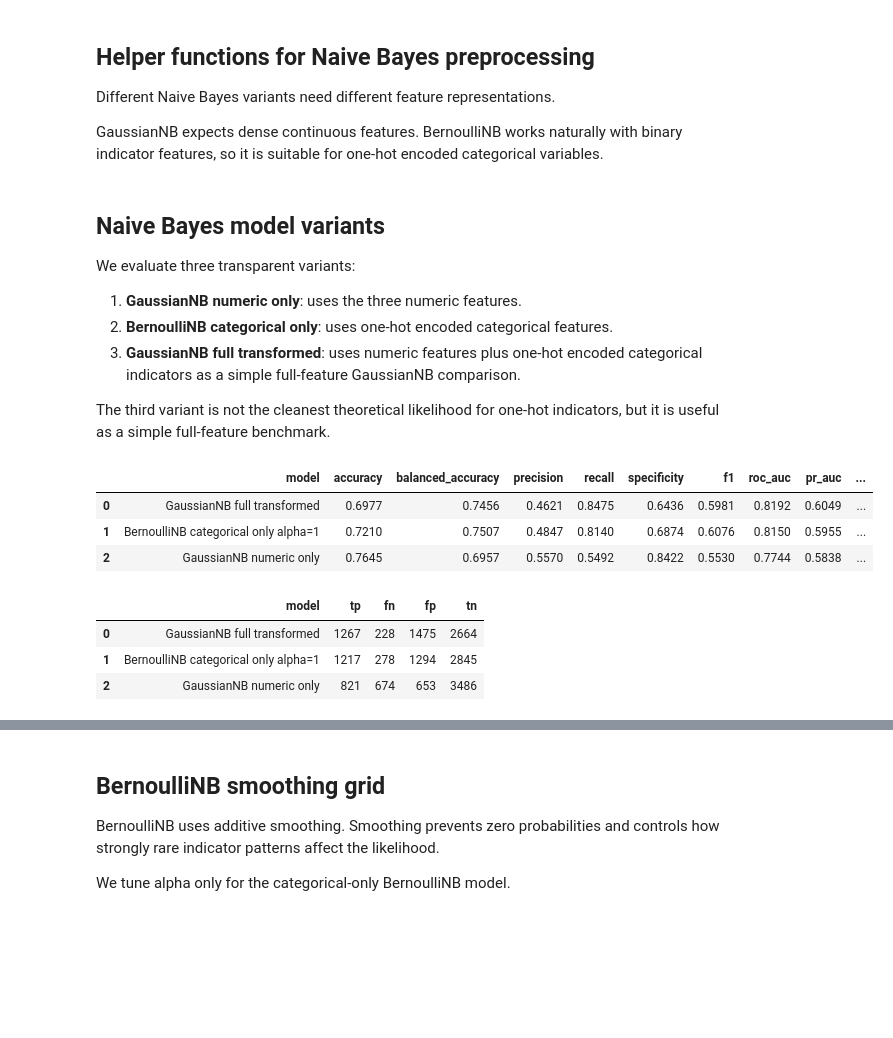
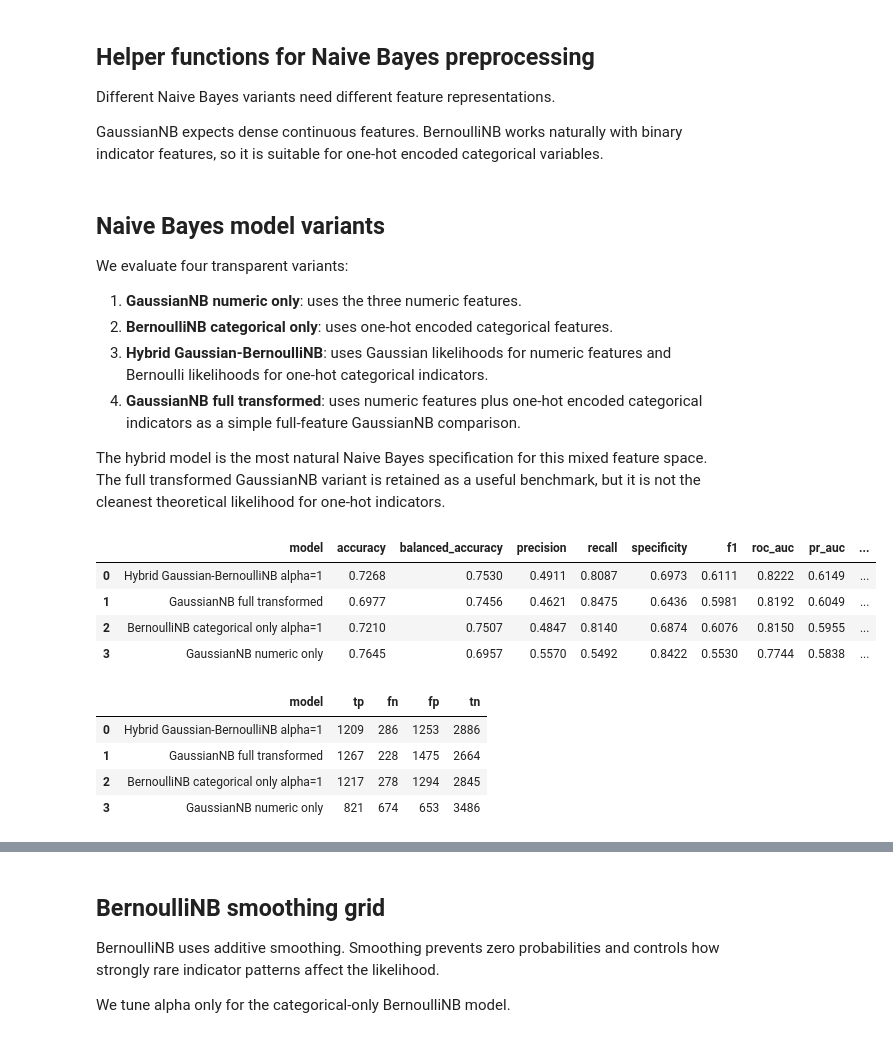
Before and after one commit to shakaarlatief/telco-customer-churn-classification, a Jupyter notebook: notebooks/07_naive_bayes.ipynb, the cells around one changed output, grey strips where cells are left out. Cells and saved outputs as stored; diff of their text form; code cells hidden in the pictures; blank space fills up the shorter version.

Commit message:
Revise naive Bayes section with hybrid model

```diff
--- a/notebooks/07_naive_bayes.ipynb
+++ b/notebooks/07_naive_bayes.ipynb
@@ -326,12 +331,12 @@ def make_categorical_onehot_preprocessor(*, sparse_output: bool = True) -> Colum
     )
 
 
-def make_full_dense_onehot_preprocessor() -> Pipeline:
-    """Create dense full-feature preprocessing for GaussianNB.
+def make_full_onehot_preprocessor() -> ColumnTransformer:
+    """Create full-feature preprocessing with numeric columns followed by one-hot columns.
 
-    Numeric features are median-imputed and categorical features are one-hot
-    encoded. The combined matrix is converted to dense form because GaussianNB
-    does not accept sparse matrices.
+    The resulting matrix has the numeric features first and the one-hot encoded
+    categorical features after them. This ordering is required by the hybrid
+    Gaussian-Bernoulli Naive Bayes classifier.
     """
     numeric_pipeline = Pipeline(
         steps=[
@@ -346,7 +351,7 @@ def make_full_dense_onehot_preprocessor() -> Pipeline:
         ]
     )
 
-    column_transformer = ColumnTransformer(
+    return ColumnTransformer(
         transformers=[
             ("numeric", numeric_pipeline, NUMERIC_FEATURES),
             ("categorical", categorical_pipeline, CATEGORICAL_FEATURES),
@@ -354,9 +359,17 @@ def make_full_dense_onehot_preprocessor() -> Pipeline:
         remainder="drop",
     )
 
+
+def make_full_dense_onehot_preprocessor() -> Pipeline:
+    """Create dense full-feature preprocessing for GaussianNB.
+
+    Numeric features are median-imputed and categorical features are one-hot
+    encoded. The combined matrix is converted to dense form because GaussianNB
+    does not accept sparse matrices.
+    """
     return Pipeline(
         steps=[
-            ("columns", column_transformer),
+            ("columns", make_full_onehot_preprocessor()),
             ("dense", FunctionTransformer(to_dense_array, accept_sparse=True)),
         ]
     )
@@ -383,6 +396,22 @@ def make_gaussian_full_nb_pipeline() -> Pipeline:
     return make_classifier_pipeline(
         preprocessor=make_full_dense_onehot_preprocessor(),
         classifier=GaussianNB(),
+    )
+
+
+def make_hybrid_gaussian_bernoulli_nb_pipeline(
+    *,
+    alpha: float = 1.0,
+    var_smoothing: float = 1e-9,
+) -> Pipeline:
+    """Create hybrid Gaussian numeric plus Bernoulli categorical Naive Bayes pipeline."""
+    return make_classifier_pipeline(
+        preprocessor=make_full_onehot_preprocessor(),
+        classifier=make_hybrid_gaussian_bernoulli_nb_classifier(
+            n_numeric_features=len(NUMERIC_FEATURES),
+            alpha=alpha,
+            var_smoothing=var_smoothing,
+        ),
     )
 
 
@@ -417,19 +446,24 @@ def save_alpha_metric_plot(
 # %% [markdown]
 ## Naive Bayes model variants
 
-We evaluate three transparent variants:
+We evaluate four transparent variants:
 
 1. **GaussianNB numeric only**: uses the three numeric features.
 2. **BernoulliNB categorical only**: uses one-hot encoded categorical features.
-3. **GaussianNB full transformed**: uses numeric features plus one-hot encoded
+3. **Hybrid Gaussian-BernoulliNB**: uses Gaussian likelihoods for numeric
+   features and Bernoulli likelihoods for one-hot categorical indicators.
+4. **GaussianNB full transformed**: uses numeric features plus one-hot encoded
    categorical indicators as a simple full-feature GaussianNB comparison.
 
-The third variant is not the cleanest theoretical likelihood for one-hot
-indicators, but it is useful as a simple full-feature benchmark.
+The hybrid model is the most natural Naive Bayes specification for this mixed
+feature space. The full transformed GaussianNB variant is retained as a useful
+benchmark, but it is not the cleanest theoretical likelihood for one-hot
+indicators.
 # %%
 nb_estimators = {
     "GaussianNB numeric only": make_gaussian_numeric_nb_pipeline(),
     "BernoulliNB categorical only alpha=1": make_bernoulli_categorical_nb_pipeline(alpha=1.0),
+    "Hybrid Gaussian-BernoulliNB alpha=1": make_hybrid_gaussian_bernoulli_nb_pipeline(alpha=1.0),
     "GaussianNB full transformed": make_gaussian_full_nb_pipeline(),
 }
 
@@ -443,36 +477,37 @@ for model_name, estimator in nb_estimators.items():
         y=y,
         cv=cv,
     )
     nb_results.append(result)
 
 nb_results_df = pd.DataFrame(nb_results)
 
 nb_metric_columns = [
     "model",
     "accuracy",
     "balanced_accuracy",
     "precision",
     "recall",
     "specificity",
     "f1",
     "roc_auc",
     "pr_auc",
     "predicted_positive_rate",
     "observed_positive_rate",
 ]
 
 nb_metric_df = (
     nb_results_df[nb_metric_columns]
     .sort_values(["pr_auc", "balanced_accuracy", "f1"], ascending=False)
     .reset_index(drop=True)
 )
 
 nb_metric_df
 # %% [output]
 |  | model | accuracy | balanced_accuracy | precision | recall | specificity | f1 | roc_auc | pr_auc | ... |
-| 0 | GaussianNB full transformed | 0.6977 | 0.7456 | 0.4621 | 0.8475 | 0.6436 | 0.5981 | 0.8192 | 0.6049 | ... |
-| 1 | BernoulliNB categorical only alpha=1 | 0.7210 | 0.7507 | 0.4847 | 0.8140 | 0.6874 | 0.6076 | 0.8150 | 0.5955 | ... |
-| 2 | GaussianNB numeric only | 0.7645 | 0.6957 | 0.5570 | 0.5492 | 0.8422 | 0.5530 | 0.7744 | 0.5838 | ... |
+| 0 | Hybrid Gaussian-BernoulliNB alpha=1 | 0.7268 | 0.7530 | 0.4911 | 0.8087 | 0.6973 | 0.6111 | 0.8222 | 0.6149 | ... |
+| 1 | GaussianNB full transformed | 0.6977 | 0.7456 | 0.4621 | 0.8475 | 0.6436 | 0.5981 | 0.8192 | 0.6049 | ... |
+| 2 | BernoulliNB categorical only alpha=1 | 0.7210 | 0.7507 | 0.4847 | 0.8140 | 0.6874 | 0.6076 | 0.8150 | 0.5955 | ... |
+| 3 | GaussianNB numeric only | 0.7645 | 0.6957 | 0.5570 | 0.5492 | 0.8422 | 0.5530 | 0.7744 | 0.5838 | ... |
 # %%
 nb_confusion_df = (
     make_confusion_matrix_dataframe(nb_results_df)
@@ -484,6 +519,7 @@ nb_confusion_df = (
 nb_confusion_df
 # %% [output]
 |  | model | tp | fn | fp | tn |
-| 0 | GaussianNB full transformed | 1267 | 228 | 1475 | 2664 |
-| 1 | BernoulliNB categorical only alpha=1 | 1217 | 278 | 1294 | 2845 |
-| 2 | GaussianNB numeric only | 821 | 674 | 653 | 3486 |
+| 0 | Hybrid Gaussian-BernoulliNB alpha=1 | 1209 | 286 | 1253 | 2886 |
+| 1 | GaussianNB full transformed | 1267 | 228 | 1475 | 2664 |
+| 2 | BernoulliNB categorical only alpha=1 | 1217 | 278 | 1294 | 2845 |
+| 3 | GaussianNB numeric only | 821 | 674 | 653 | 3486 |
```
Also changed, not shown: parts of 14 cells of this notebook, 11 other files.
